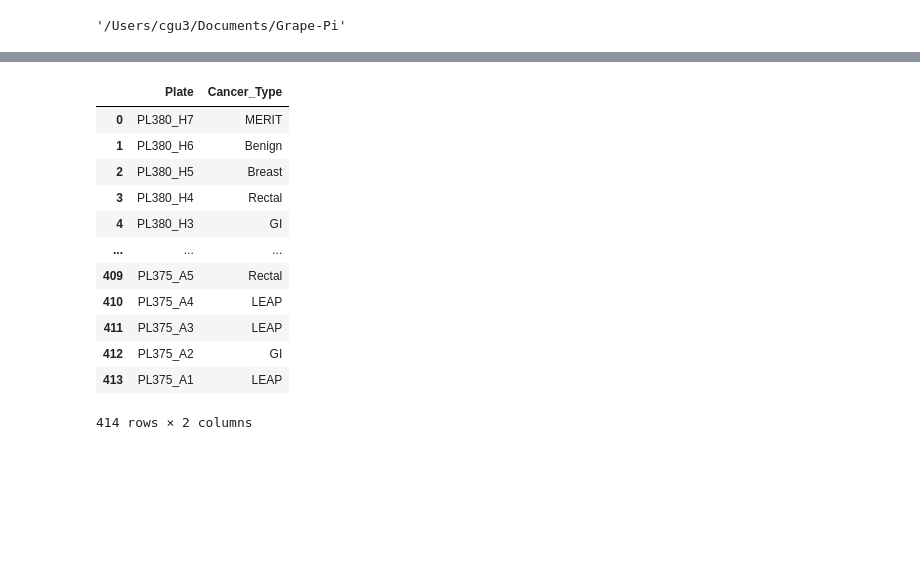
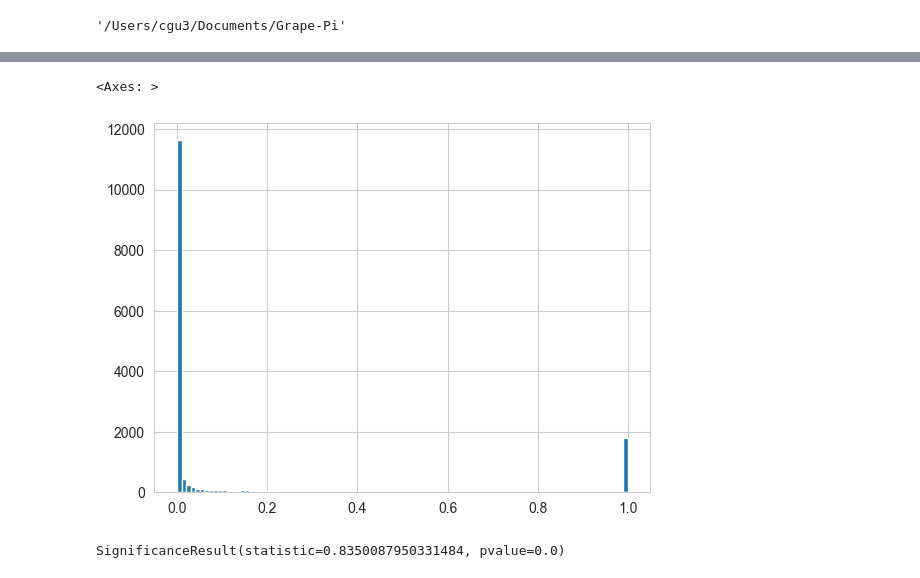
Before and after one commit to FDUguchunhui/GrapePi, a Jupyter notebook: notebooks/data_pre_processing/bruker_data_processing.ipynb, the cells around one changed output, grey strips where cells are left out. Drawn from its saved outputs; the diff is of its cells as text; code cells hidden in the pictures; blank space fills up the shorter version.

```diff
--- a/notebooks/data_pre_processing/bruker_data_processing.ipynb
+++ b/notebooks/data_pre_processing/bruker_data_processing.ipynb
@@ -41,0 +9,4 @@ dat
+# %%
+dat = pd.read_excel('data/rawdata/bruker/PROJ0074_100FDR_GrapePI_Report.xlsx', header=None, skiprows=2)
+# dat = pd.read_csv('data/rawdata/bruker/PROJ0074_CGU3_NoFilter_100FDR_Report.tsv', sep='\t')
+dat
@@ -41,0 +27,6 @@ dat
+# %%
+# data is in excel format with two level column, which is not convenient to work with
+# the following code read the Cscore from three PROJ0074_SNU16 replicates
+dat = dat.iloc[:, [4, 5, 20, 21, 22, 23, 24, 25]]
+dat.columns = ['accession', 'gene_symbol', 'MKN45_run1', 'MKN45_run2', 'MKN45_run3', 'SNU16_run1', 'SNU16_run2', 'SNU16_run3']
+dat
@@ -75,7 +72,7 @@ dtype: int64
 dat = dat.dropna()
 # %%
 # some proteins with almost identical amino acid sequence are not distinguished and reported in the same row
-dat.loc[:, 'accession'] = dat['PG.ProteinGroups'].str.split(';')
+dat.loc[:, 'accession'] = dat['accession'].str.split(';')
 dat = dat.explode('accession')
 dat
 # %% [output]
@@ -100,18 +91,0 @@ See the caveats in the documentation: https://pandas.pydata.org/pandas-docs/stab
-# %%
-# read annotation data file
-annotation = pd.read_excel('/Users/cgu3/Documents/Grape-Pi/data/rawdata/bruker/PRO2.xlsx', usecols=['Plate', 'Cancer_Type'], sheet_name='IGB')
-annotation
-# %% [output]
-|  | Plate | Cancer_Type |
-| 0 | PL380_H7 | MERIT |
-| 1 | PL380_H6 | Benign |
-| 2 | PL380_H5 | Breast |
-| 3 | PL380_H4 | Rectal |
-| 4 | PL380_H3 | GI |
-| ... | ... | ... |
-| 409 | PL375_A5 | Rectal |
-| 410 | PL375_A4 | LEAP |
-| 411 | PL375_A3 | LEAP |
-| 412 | PL375_A2 | GI |
-| 413 | PL375_A1 | LEAP |
-414 rows × 2 columns
@@ -121,0 +92,14 @@ GI_samples = [x.strip() for x in GI_samples]
+# %%
+# plot histogram of protein probability
+dat['MKN45_run1'].hist(bins=100)
+# %% [output]
+<Axes: >
+[figure, added]
+# %%
+# correlation between
+import seaborn as sns
+# calculate spearman correlation
+import scipy.stats as stats
+stats.spearmanr(dat['MKN45_run2'], dat['MKN45_run1'])
+# %% [output]
+SignificanceResult(statistic=0.8350087950331484, pvalue=0.0)
```
Also changed, not shown: parts of 46 cells of this notebook, 10 other files.
